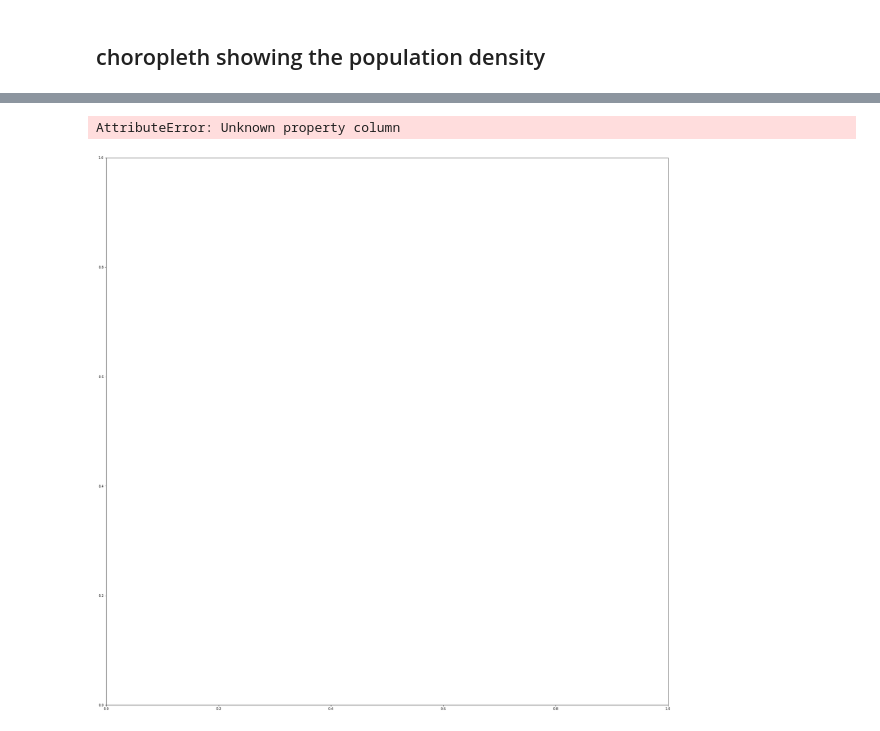
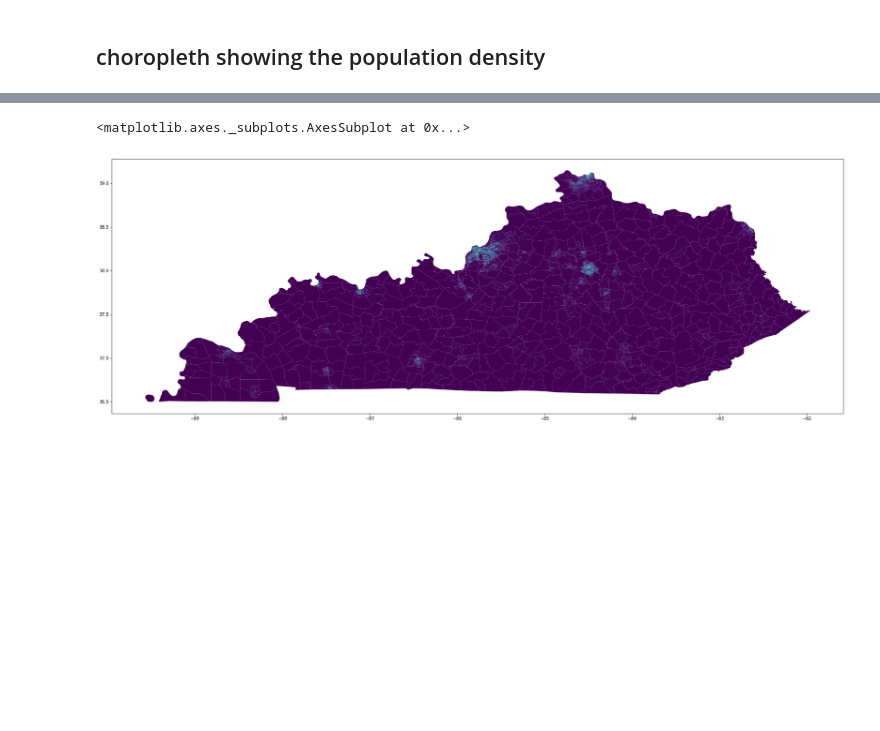
Before and after one commit to rianatanzen068/ce599, a Jupyter notebook: 11-Grouping/groupby.ipynb, the cells around one changed output, grey strips where cells are left out. Saved outputs shown, nothing was run; the diff lists cells and outputs as text; code cells hidden in the pictures; blank space fills up the shorter version.

```diff
--- a/11-Grouping/groupby.ipynb
+++ b/11-Grouping/groupby.ipynb
@@ -663,6 +692,6 @@ census = gp.read_file('data/gz_2010_21_140_00_500k.shp')
 # %% [markdown]
 ## Population Density for each census tract
 # %%
-all_data = pd.merge (sf1,census, left_on = 'GEO.id', right_on = 'GEO_ID', how = 'inner')
+all_data = pd.merge (census, sf1, left_on = 'GEO_ID', right_on = 'GEO.id')
 all_data [:2]
 # %% [output]
@@ -803,5 +786,5 @@ all_data2
 # %%
-all_data2.plot(column='county_density',figsize=(30, 30))
+all_data.plot(column='tract_density',figsize=(30, 30))
 # %% [output]
-AttributeError: Unknown property column
+<matplotlib.axes._subplots.AxesSubplot at 0x...>
-[figure, old version]
+[figure, new version]
```
Also changed, not shown: parts of 19 cells of this notebook.
